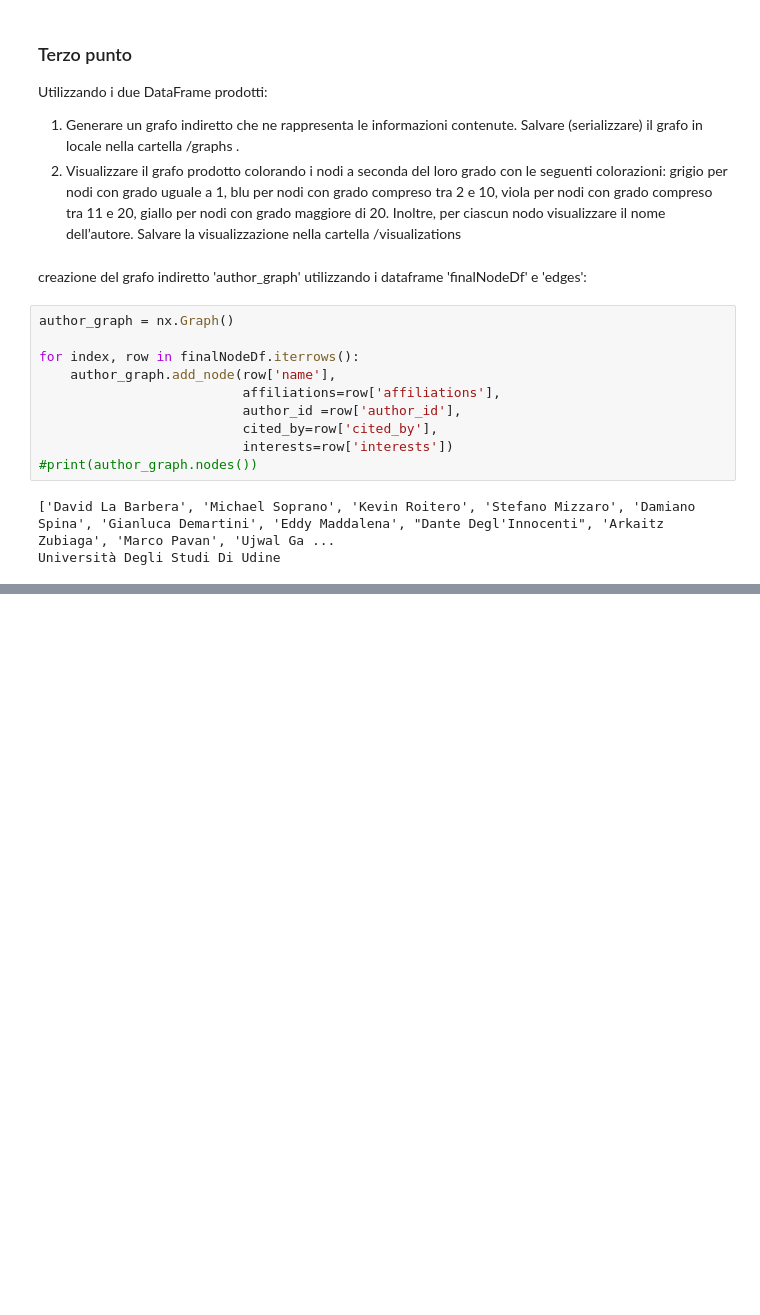
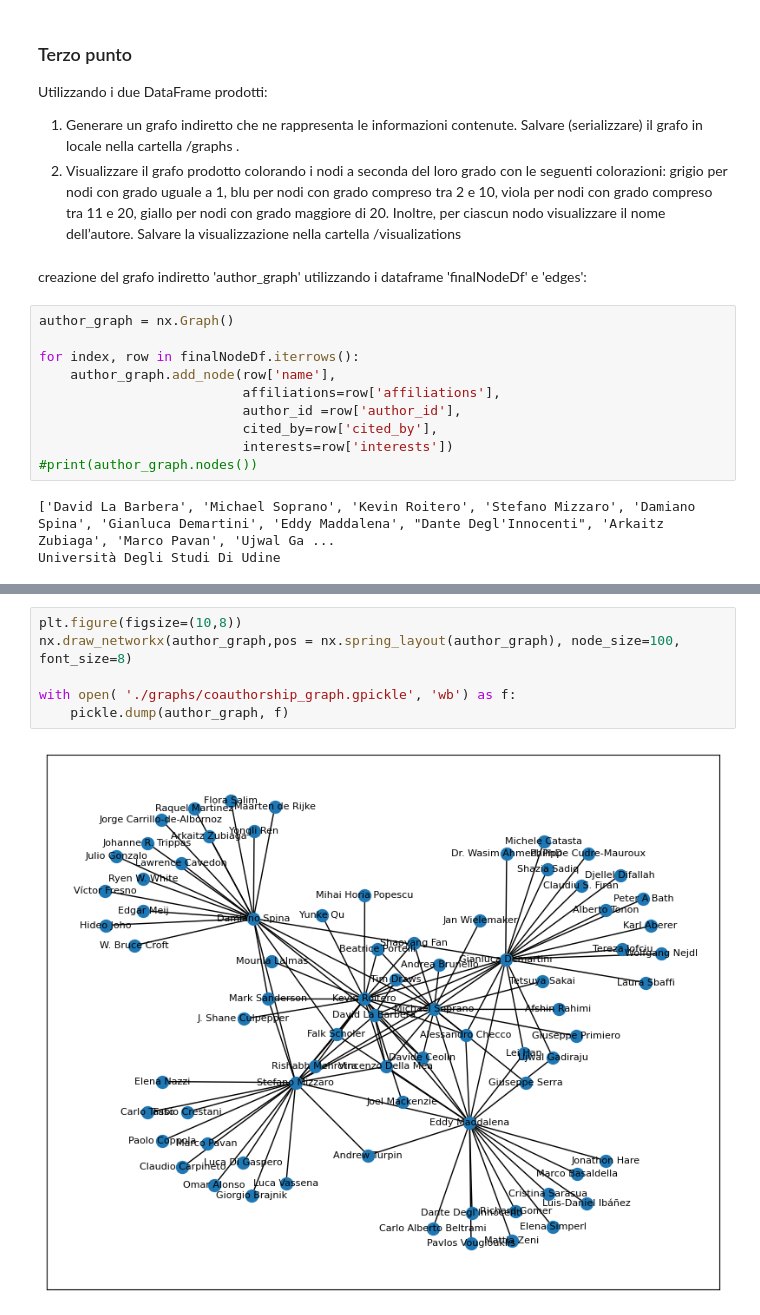
Before and after one commit to TakeOff30/AnalisiGrafoNetworkX, a Jupyter notebook: progetto1_social/progetto1.ipynb, the cells around one changed output, grey strips where cells are left out. Cells and saved outputs as stored; diff of their text form; blank space fills up the shorter version.

```diff
--- a/progetto1_social/progetto1.ipynb
+++ b/progetto1_social/progetto1.ipynb
@@ -318,0 +321,8 @@ for index, row in edgesDf.iterrows():
+# %%
+plt.figure(figsize=(10,8))
+nx.draw_networkx(author_graph,pos = nx.spring_layout(author_graph), node_size=100, font_size=8)
+
+with open( './graphs/coauthorship_graph.gpickle', 'wb') as f:
+    pickle.dump(author_graph, f)
+# %% [output]
+[figure, added]
```
Also changed, not shown: parts of 6 cells of this notebook, 1 other file.
